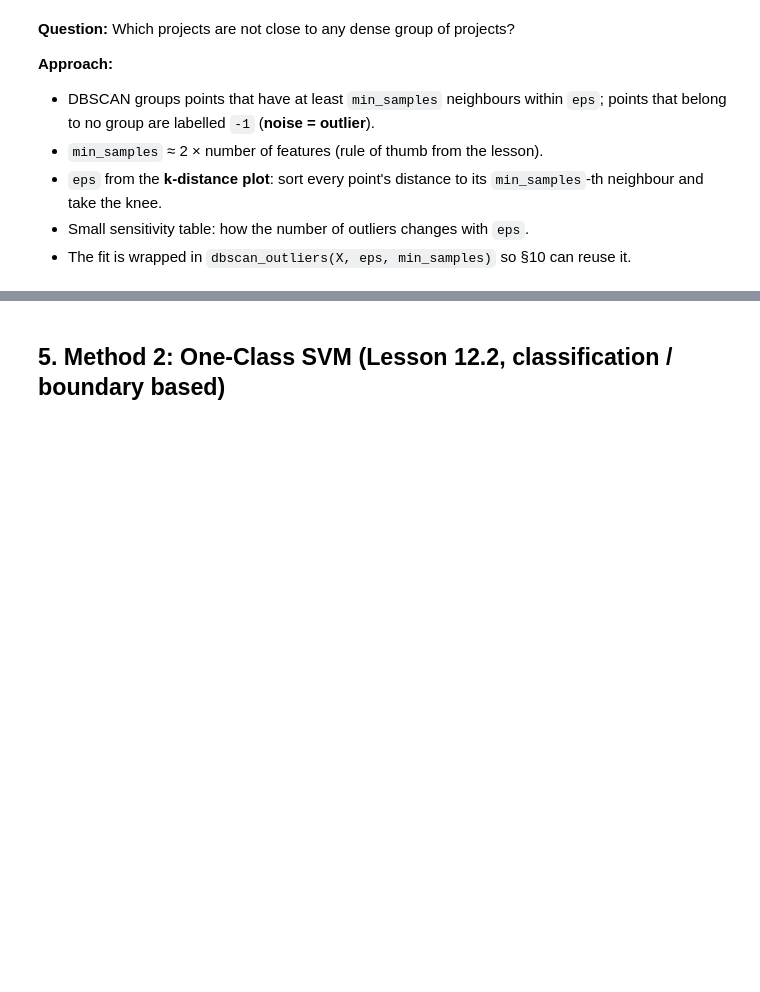
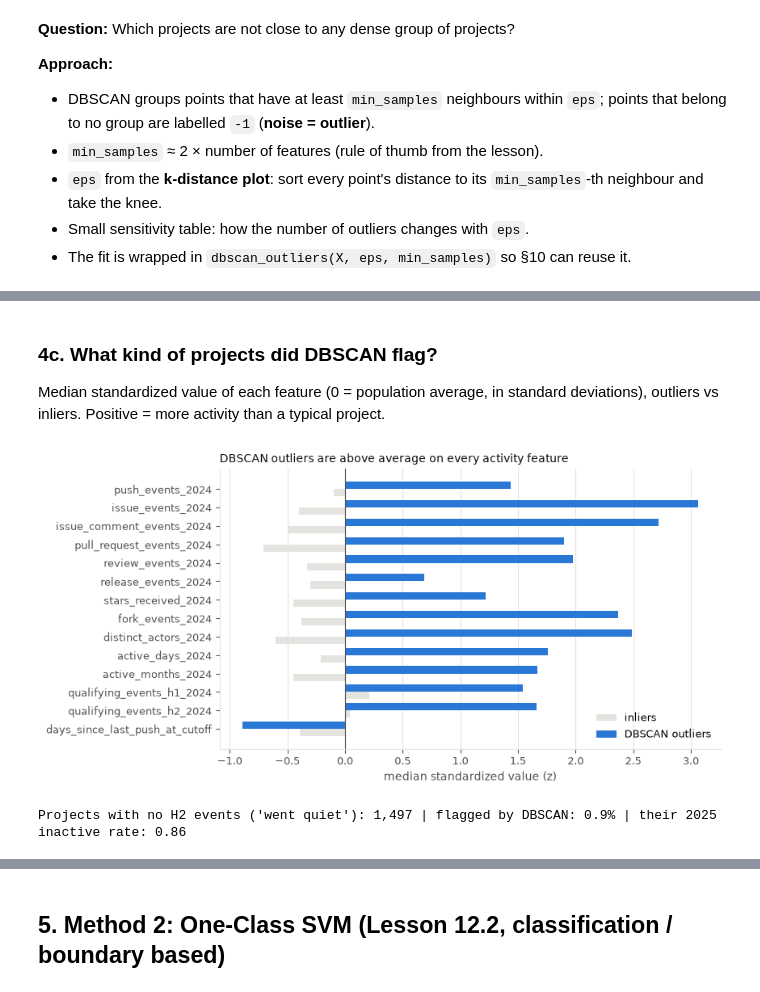
Before and after one commit to Miablo/decay-before-archival, a Jupyter notebook: notebooks/outlier_detection.ipynb, the cells around one changed output, grey strips where cells are left out. Cells and saved outputs as stored; diff of their text form; code cells hidden in the pictures; blank space fills up the shorter version.

```diff
--- a/notebooks/outlier_detection.ipynb
+++ b/notebooks/outlier_detection.ipynb
@@ -385,3 +452,33 @@ X: 7,890 real projects x 14 features
+# %% [markdown]
+### 4c. What kind of projects did DBSCAN flag?
+
+Median standardized value of each feature (0 = population average, in standard deviations), outliers vs inliers. Positive = more activity than a typical project.
+# %%
+profile_z = pd.DataFrame({
+    "inliers": X[~flags["dbscan"]].median(),
+    "DBSCAN outliers": X[flags["dbscan"]].median(),
+}).round(2)
+
+fig, ax = plt.subplots(figsize=(8, 4.5))
+rows = np.arange(len(profile_z))
+ax.barh(rows + 0.2, profile_z["inliers"], height=0.4, color=GRID, label="inliers")
+ax.barh(rows - 0.2, profile_z["DBSCAN outliers"], height=0.4, color=BLUE, label="DBSCAN outliers")
+ax.set_yticks(rows, profile_z.index)
+ax.invert_yaxis()
+ax.axvline(0, color=MUTED, linewidth=0.8)
+ax.set_xlabel("median standardized value (z)", color=MUTED)
+ax.legend(frameon=False, fontsize=9, loc="lower right")
+title(ax, "DBSCAN outliers are above average on every activity feature")
+style(ax, grid="x")
+save_fig(fig, "outliers_dbscan_profile")
+plt.show()
+
+quiet = P["qualifying_events_h2_2024"].eq(0)
+print(f"Projects with no H2 events ('went quiet'): {quiet.sum():,} | flagged by DBSCAN: {flags.loc[quiet, 'dbscan'].mean():.1%} "
+      f"| their 2025 inactive rate: {y[quiet].mean():.2f}")
+# %% [output]
+[figure, added]
+Projects with no H2 events ('went quiet'): 1,497 | flagged by DBSCAN: 0.9% | their 2025 inactive rate: 0.86
 # %% [markdown]
 **Notes:**
 
```
Also changed, not shown: parts of 8 cells of this notebook, 6 other files.
